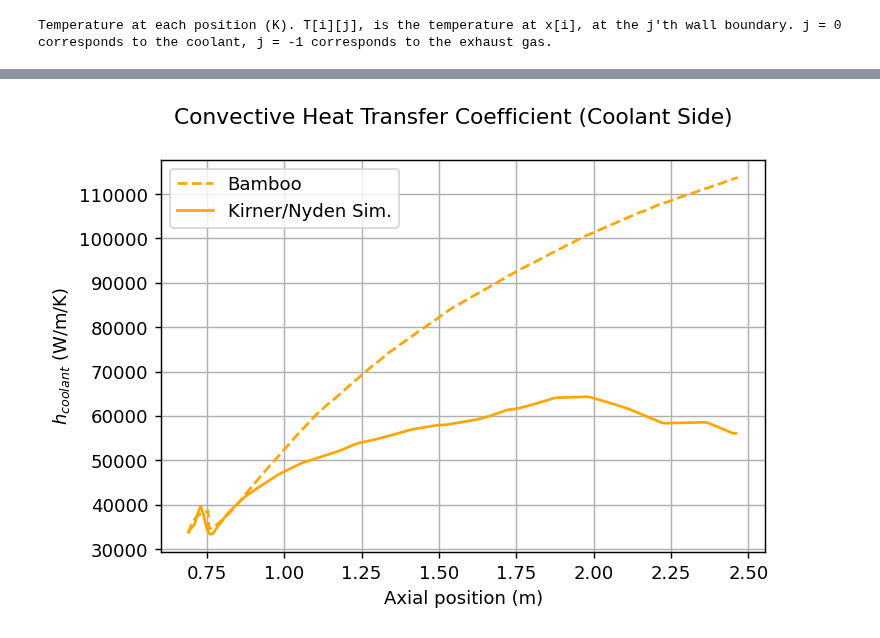
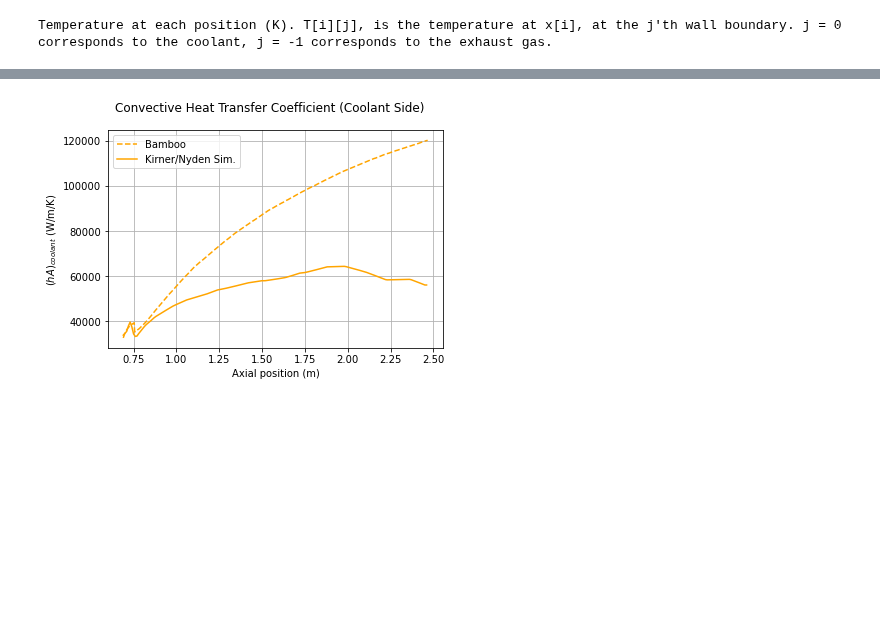
Before and after one commit to cuspaceflight/bamboo, a Jupyter notebook: validation/Vulcain Nozzle Extension.ipynb, the cells around one changed output, grey strips where cells are left out. Drawn from its saved outputs; the diff is of its cells as text; code cells hidden in the pictures; blank space fills up the shorter version.

Commit message:
Still trying to debug Vulcain Nozzle Extension

```diff
--- a/validation/Vulcain Nozzle Extension.ipynb
+++ b/validation/Vulcain Nozzle Extension.ipynb
@@ -22,9 +22,6 @@ import cantera as ct
 import matplotlib.pyplot as plt
 import numpy as np
 import json
-
-import matplotlib as mpl
-mpl.rcParams['figure.dpi'] = 130
 # %% [markdown]
 ### Collect Vulcain data
 
@@ -52,7 +49,7 @@ def blockage_ratio(x):
     else:
         return 0.2        # (0.4 + 0.4) / 4
 
-pitch = 2.07                        # Cooling channel helix pitch [2] - estimated from Figure 1
+pitch = 1.824                        # Cooling channel helix pitch [2] - number of tubes * width of each tube
 
 # Chamber conditions data
 thrust = 1007.7e3   # Vacuum thrust, N [1]
@@ -134,28 +131,18 @@ exhaust_transport = bam.TransportProperties(Pr = Pr_exhaust,
 # Set up the coolant transport properties using CoolProp
 # Round temperatures up to 12 K - CoolProp seems unhappy below this for LH2
 def Pr_coolant(T, p):
-    if T < 12:
-        T = 12
     return PropsSI("PRANDTL", "T", T, "P", p, "HYDROGEN")
 
 def mu_coolant(T, p):
-    if T < 12:
-        T = 12
     return PropsSI("VISCOSITY", "T", T, "P", p, "HYDROGEN")
 
 def k_coolant(T, p):
-    if T < 12:
-        T = 12
     return PropsSI("CONDUCTIVITY", "T", T, "P", p, "HYDROGEN")
 
 def cp_coolant(T, p):
-    if T < 12:
-        T = 12
     return PropsSI("CPMASS", "T", T, "P", p, "HYDROGEN")
 
 def rho_coolant(T, p):
-    if T < 12:
-        T = 12
     return PropsSI("DMASS", "T", T, "P", p, "HYDROGEN")
 
 # Note that H2 doesn't seem to exactly 'boil-off' in the state it's in - it's supercritical
@@ -187,10 +174,10 @@ engine = bam.Engine(perfect_gas = perfect_gas,
                     cooling_jacket = cooling_jacket,
                     exhaust_transport = exhaust_transport,
                     walls = wall,
-                    coolant_convection = "gnielinski",
+                    coolant_convection = "dittus-boelter",
                     exhaust_convection = "bartz-sigma",
                     h_exhaust_sf = 1.27,
-                    h_coolant_sf = 1.54)
+                    h_coolant_sf = 1.3)
 # %%
 # Run simulation
 bamboo_results = engine.steady_heating_analysis(counterflow = False)
@@ -327,10 +314,8 @@ dT_dx_kirner = np.gradient(T_cool_kirner_quad(x_kirner),
                            x_kirner)
 
 # Estimate cp using CoolProp - assume constant pressure
-cp_kirner = PropsSI("CPMASS",
-                    "T", data["Kirner"]["Extension Coolant Temperature (Sim)"]["y"],
-                    "P", coolant_inlet_p0,
-                    "HYDROGEN")
+cp_kirner = cp_coolant(T = data["Kirner"]["Extension Coolant Temperature (Sim)"]["y"],
+                       p = coolant_inlet_p0)
 
 dQ_dx_kirner = mdot_coolant * cp_kirner * dT_dx_kirner
 
@@ -339,36 +324,36 @@ Twc_to_kirner = np.interp(x_kirner,
                           data["Nyden"]["Cooling Side Wall Temperature (Sim)"]["y"])
 
 delta_T_kirner = Twc_to_kirner - np.array(data["Kirner"]["Extension Coolant Temperature (Sim)"]["y"])
 
 hA_cool_kirner = abs(dQ_dx_kirner / delta_T_kirner)
 
 # Now calculate the same thing for Bamboo
 dQ_dx_bamboo = np.array(bamboo_results["dQ_dx"])
 delta_T_bamboo = np.array(bamboo_results["T_coolant"]) - np.array(bamboo_results["T"])[:, 1]
 hA_c_bamboo = abs(dQ_dx_bamboo / delta_T_bamboo)
 
-# Plot wall temperatures
+# Plot
 ax.plot(bamboo_results["x"],
         hA_c_bamboo,
         label= "Bamboo",
         color= "orange",
         linestyle = "--")
 
 # Plot their simulation data
 ax.plot(x_kirner,
         hA_cool_kirner,
         label= "Kirner/Nyden Sim.",
         color= "orange")
 
 
 # Formatting
-ax.set_ylabel(r"$h_{coolant}$ (W/m/K)")
+ax.set_ylabel(r"$(hA)_{coolant}$ (W/m/K)")
 ax.set_xlabel("Axial position (m)")
 ax.grid()
 ax.legend()
 plt.show()
 # %% [output]
-[figure, old version]
+[figure, new version]
 # %%
 # Plot exhaust side wall temperatures
 fig, ax = plt.subplots()
```
Also changed, not shown: parts of 8 cells of this notebook.
